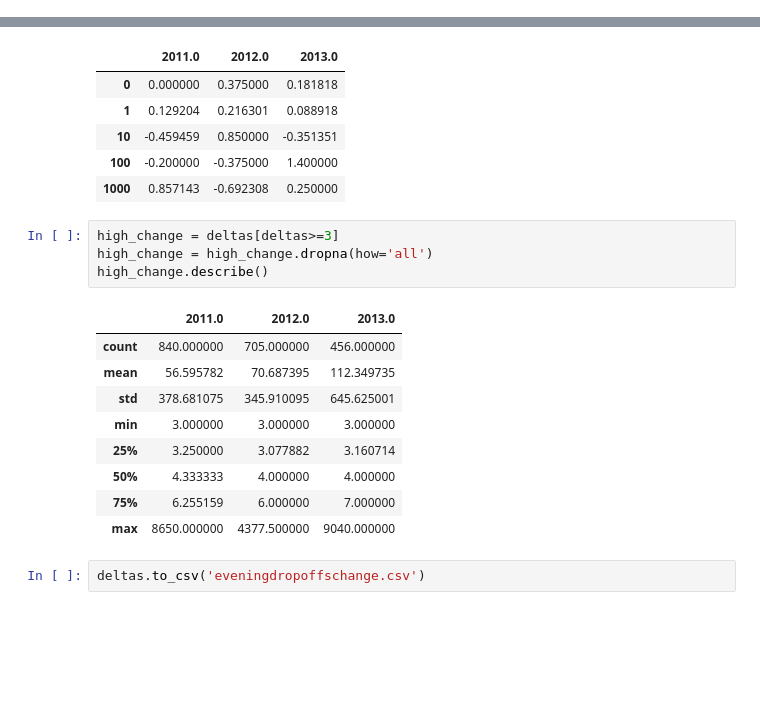
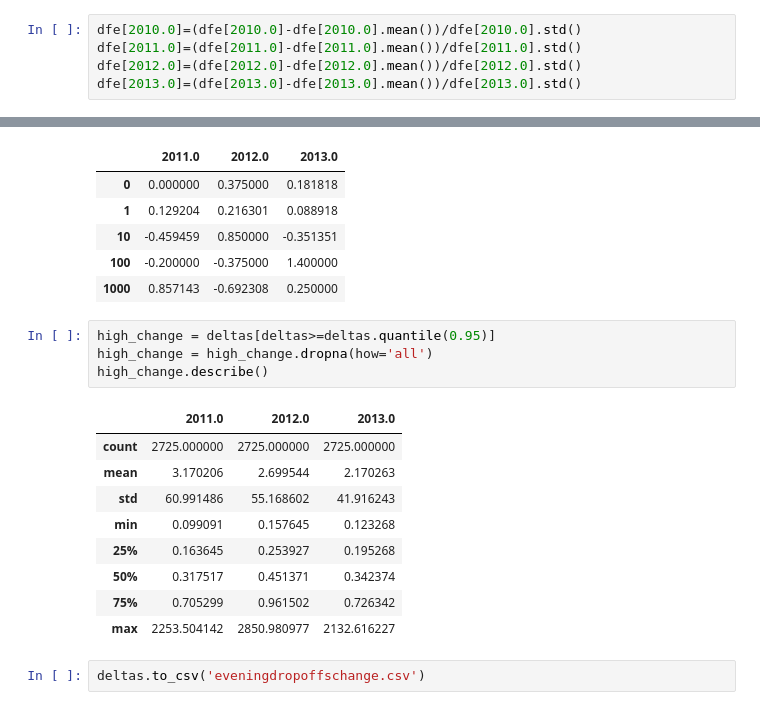
Before and after one commit to AmandaDoyle/BigDataTaxiFinalProject, a Jupyter notebook: ExploratoryAnalysis.ipynb, the cells around one changed output, grey strips where cells are left out. Saved outputs shown, nothing was run; the diff lists cells and outputs as text; blank space fills up the shorter version.

Commit message:
deltas

```diff
--- a/ExploratoryAnalysis.ipynb
+++ b/ExploratoryAnalysis.ipynb
@@ -72,3 +51,8 @@ dfe
+# %%
+dfe[2010.0]=(dfe[2010.0]-dfe[2010.0].mean())/dfe[2010.0].std()
+dfe[2011.0]=(dfe[2011.0]-dfe[2011.0].mean())/dfe[2011.0].std()
+dfe[2012.0]=(dfe[2012.0]-dfe[2012.0].mean())/dfe[2012.0].std()
+dfe[2013.0]=(dfe[2013.0]-dfe[2013.0].mean())/dfe[2013.0].std()
 # %%
 dfe.dropna(inplace=True)
 # %%
@@ -136,19 +138,19 @@ deltas.describe(percentiles=[0.05, 0.1, 0.25, 0.5, 0.75, 0.85, 0.9, 0.95])
 | 100 | -0.200000 | -0.375000 | 1.400000 |
 | 1000 | 0.857143 | -0.692308 | 0.250000 |
 # %%
-high_change = deltas[deltas>=3]
+high_change = deltas[deltas>=deltas.quantile(0.95)]
 high_change = high_change.dropna(how='all')
 high_change.describe()
 # %% [output]
 |  | 2011.0 | 2012.0 | 2013.0 |
-| count | 840.000000 | 705.000000 | 456.000000 |
-| mean | 56.595782 | 70.687395 | 112.349735 |
-| std | 378.681075 | 345.910095 | 645.625001 |
-| min | 3.000000 | 3.000000 | 3.000000 |
-| 25% | 3.250000 | 3.077882 | 3.160714 |
-| 50% | 4.333333 | 4.000000 | 4.000000 |
-| 75% | 6.255159 | 6.000000 | 7.000000 |
-| max | 8650.000000 | 4377.500000 | 9040.000000 |
+| count | 2725.000000 | 2725.000000 | 2725.000000 |
+| mean | 3.170206 | 2.699544 | 2.170263 |
+| std | 60.991486 | 55.168602 | 41.916243 |
+| min | 0.099091 | 0.157645 | 0.123268 |
+| 25% | 0.163645 | 0.253927 | 0.195268 |
+| 50% | 0.317517 | 0.451371 | 0.342374 |
+| 75% | 0.705299 | 0.961502 | 0.726342 |
+| max | 2253.504142 | 2850.980977 | 2132.616227 |
 # %%
 deltas.to_csv('eveningdropoffschange.csv')
 # %%
```
Also changed, not shown: parts of 9 cells of this notebook.
